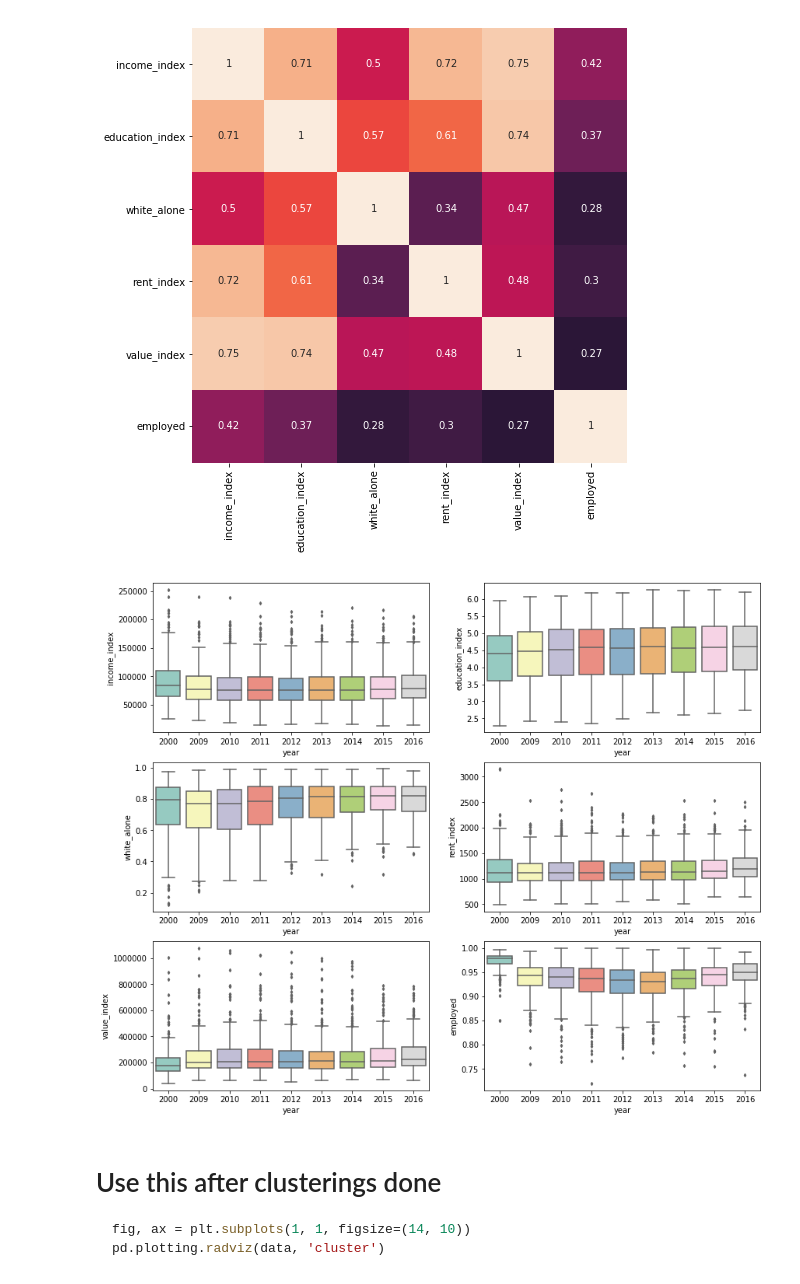
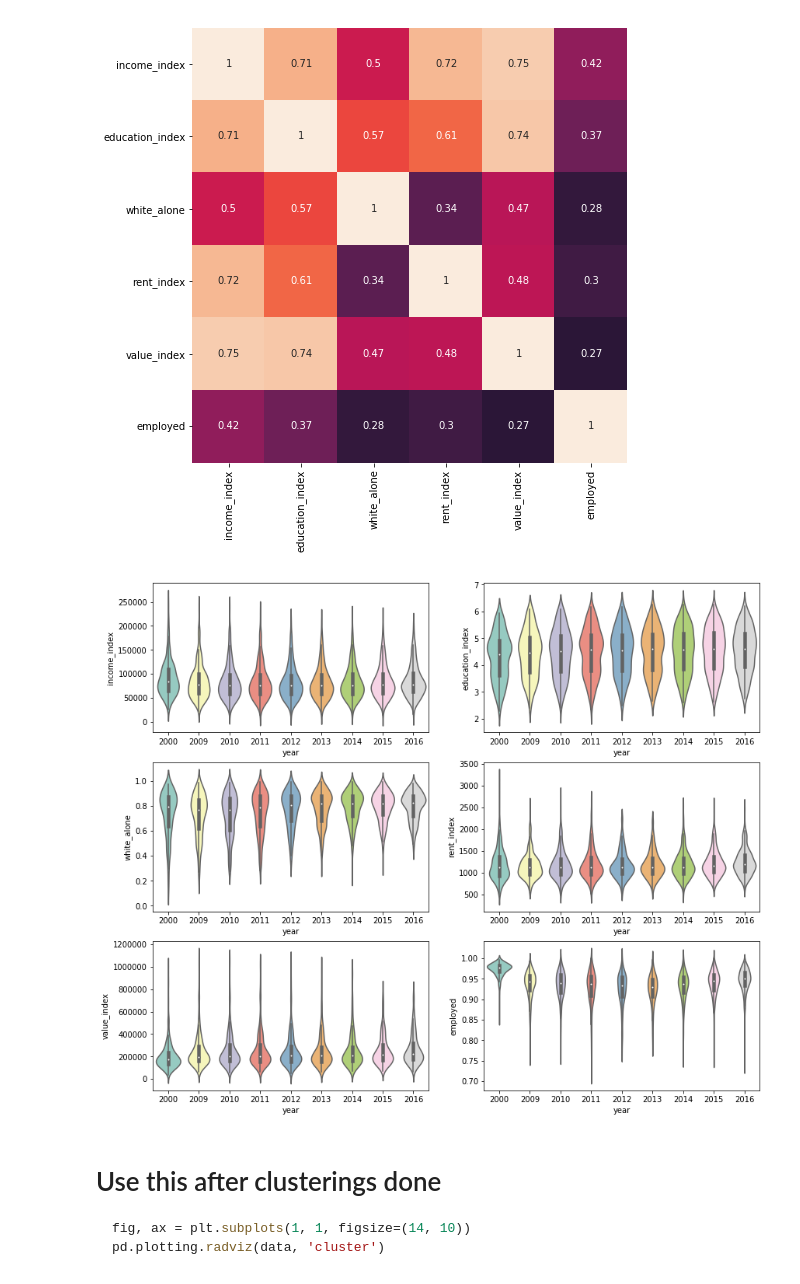
Before and after one commit to tsansom/Springboard-Data-Science, a Jupyter notebook: capstone_projects/gentrification/notebooks/4 - Exploratory Data Analysis.ipynb, the cells around one changed output. Drawn from its saved outputs; the diff is of its cells as text; code cells hidden in the pictures.

````diff
--- a/capstone_projects/gentrification/notebooks/4 - Exploratory Data Analysis.ipynb
+++ b/capstone_projects/gentrification/notebooks/4 - Exploratory Data Analysis.ipynb
@@ -45,10 +45,10 @@ sns.heatmap(corr, vmax=0.8, vmin=0.2, annot=True, cbar=False, square=True, ax=ax
 # %%
 fig, axes = plt.subplots(3, 2, figsize=(14, 12))
 
 for var, ax in zip(cols, axes.flatten()):
-    sns.boxplot(x='year', y=var, data=data, ax=ax, palette='Set3', fliersize=3)
+    sns.violinplot(x='year', y=var, data=data, ax=ax, palette='Set3', fliersize=3)
 # %% [output]
-[figure, old version]
+[figure, new version]
 # %% [markdown]
 # Use this after clusterings done
 ```python
````
Also changed, not shown: 6 other files.
